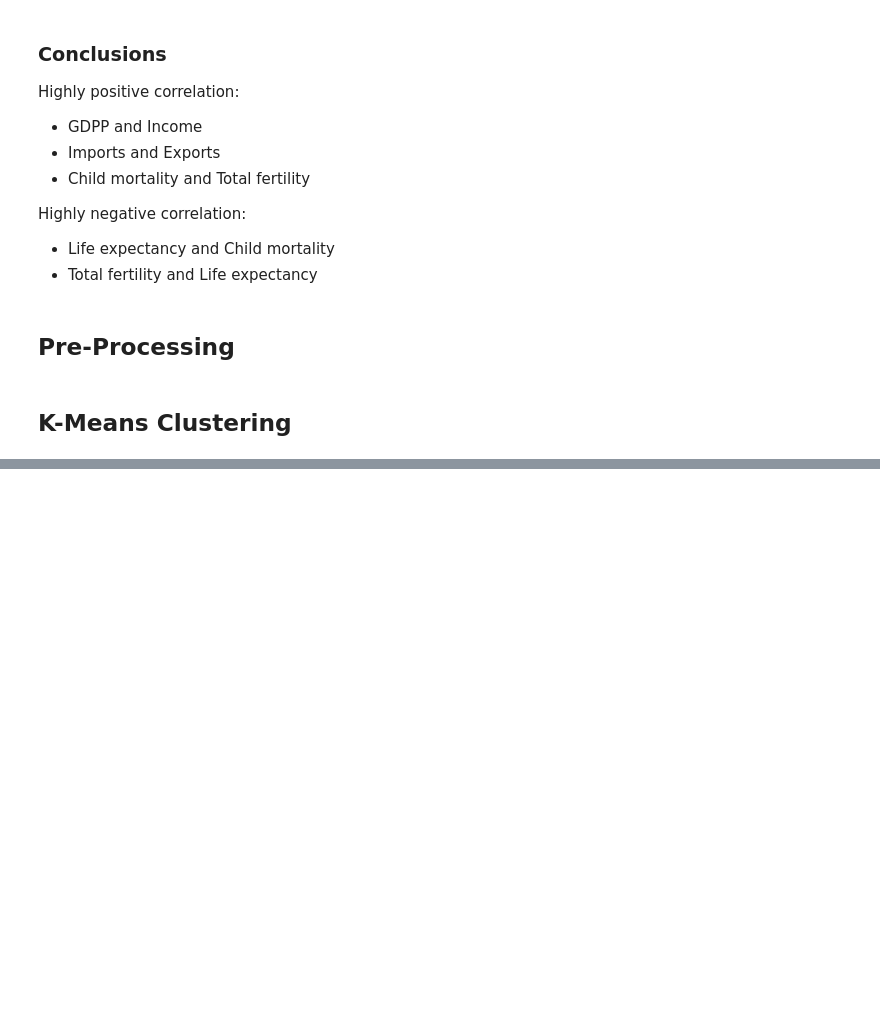
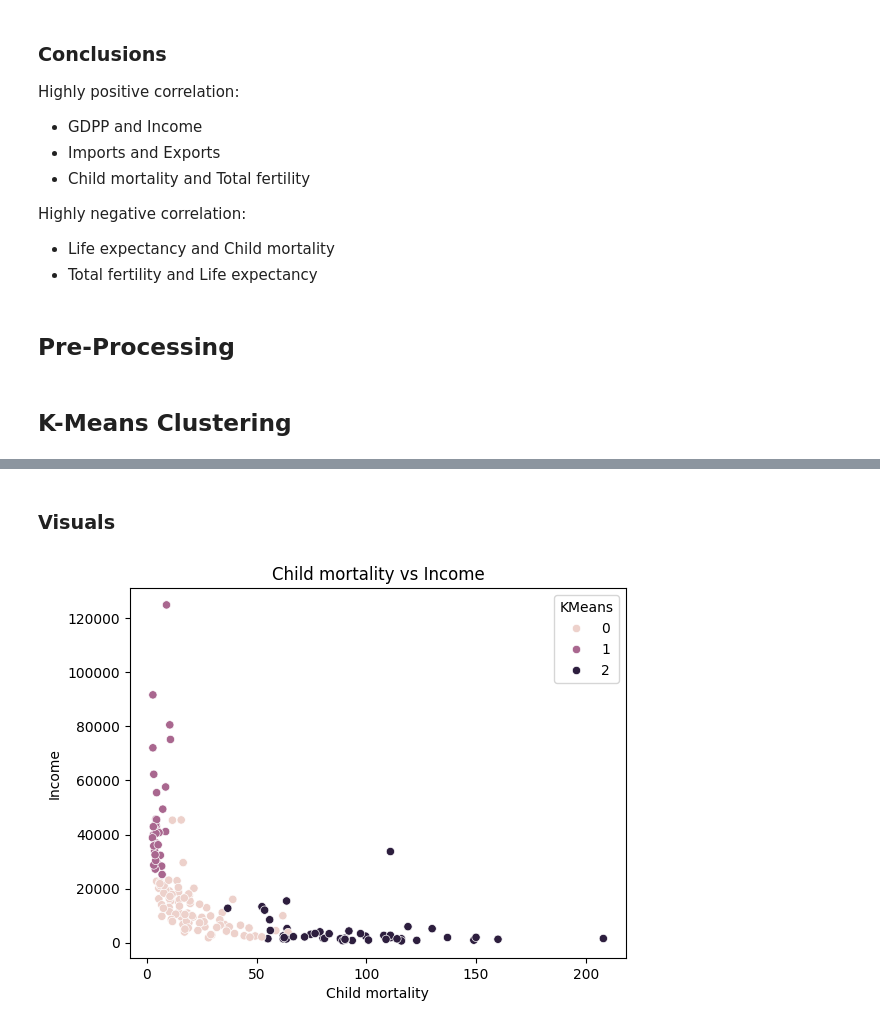
Before and after one commit to kieranthakkar/countryDataUnsupervised, a Jupyter notebook: working.ipynb, the cells around one changed output, grey strips where cells are left out. Cells and saved outputs as stored; diff of their text form; code cells hidden in the pictures; blank space fills up the shorter version.

```diff
--- a/working.ipynb
+++ b/working.ipynb
@@ -130,0 +159,9 @@ X = scaler.fit_transform(df)
+# %%
+# clusters
+clusters = KMC.fit_predict(X)
+labels = KMC.labels_
+
+# make new DataFrame to not disrupt the Heirarchal training
+new_df = pd.DataFrame(df)
+new_df['KMeans'] = labels
+new_df.head()
@@ -130,0 +175,12 @@ X = scaler.fit_transform(df)
+# %% [markdown]
+### Visuals
+# %%
+# child mortality vs Income
+sns.scatterplot(x='child_mort', y='income', hue='KMeans', data=new_df)
+
+plt.title("Child mortality vs Income")
+plt.xlabel("Child mortality")
+plt.ylabel("Income")
+plt.show()
+# %% [output]
+[figure, added]
```
Also changed, not shown: parts of 26 cells of this notebook.
